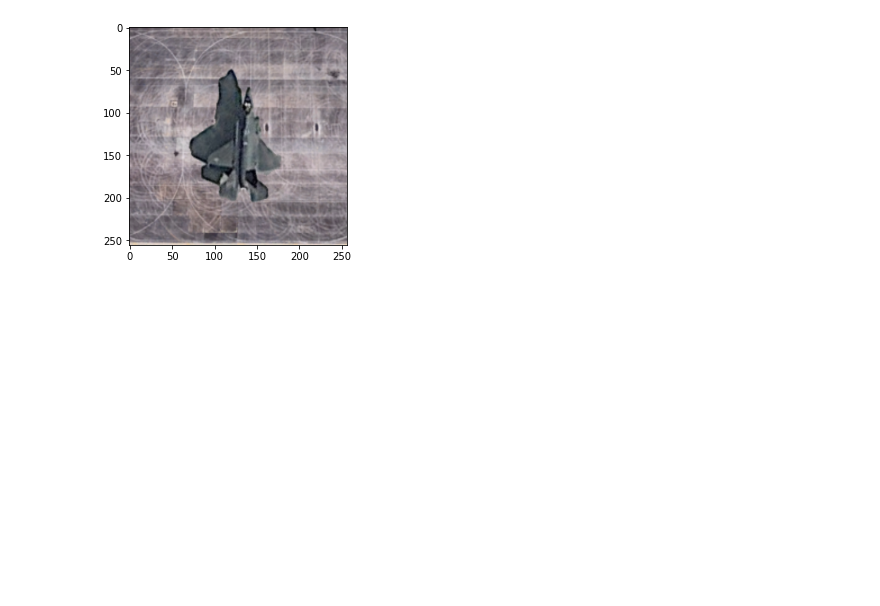
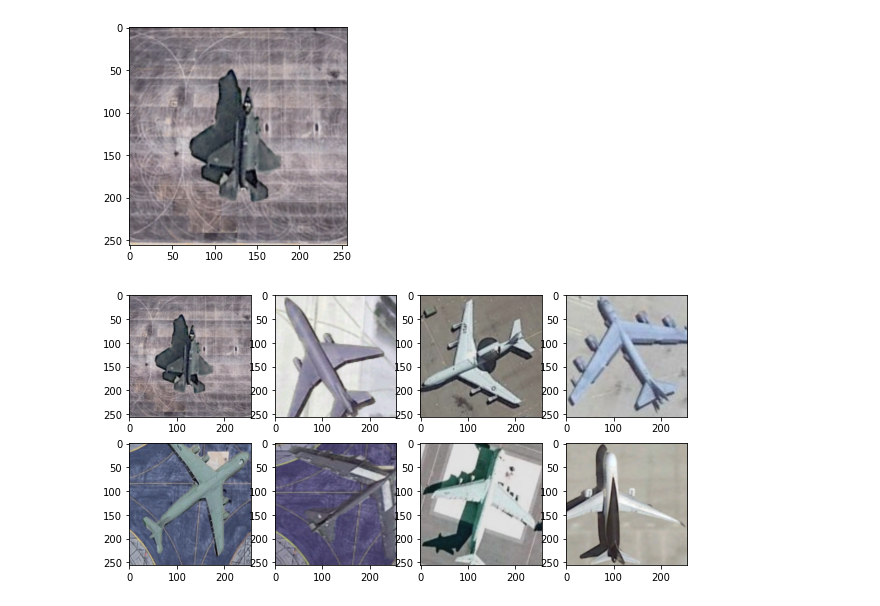
Before and after one commit to sotoodaa-ucb/ucb_mids_w251_project, a Jupyter notebook: notebooks/dataloaders.ipynb, the cells around one changed output. Drawn from its saved outputs; the diff is of its cells as text; code cells hidden in the pictures; blank space fills up the shorter version.

Commit message:
Add support for Albumentations transform and example in notebook.

```diff
--- a/notebooks/dataloaders.ipynb
+++ b/notebooks/dataloaders.ipynb
@@ -58,3 +60,47 @@ plt.imshow(image)
 (3, 256, 256)
 <matplotlib.image.AxesImage at 0x...>
 [figure]
+# %%
+import albumentations as A
+from albumentations.pytorch import ToTensorV2
+
+# Can also override with your own transform:
+train_transform = A.Compose([
+    A.RandomResizedCrop(height=256, width=256, scale=(0.7, 0.9)),
+    A.ColorJitter(brightness=0.1, contrast=0.1, saturation=0.1, hue=0.1),
+    ToTensorV2(),
+])
+
+val_transform = A.Compose([
+    A.Resize(width=256, height=256),
+    ToTensorV2(),
+])
+
+dm = PlaneDataModule(
+    train_batch_size=32,
+    val_batch_size=32,
+    data_dir='../data',
+    train_transform=train_transform,
+    val_transform=val_transform,
+    seed=2
+)
+dm.prepare_data()
+dm.setup()
+# %%
+img_idx = 8
+
+# View the image.
+images = [
+    np.transpose(dm.train_dataset[idx][0].numpy(), (1, 2, 0))
+    for idx in range(img_idx)
+]
+
+fig, axes = plt.subplots(nrows=2, ncols=4)
+fig.set_figheight(5)
+fig.set_figwidth(10)
+axes = axes.flatten()
+
+for ax, image in zip(axes, images):
+    ax.imshow(image)
+# %% [output]
+[figure, added]
```
Also changed, not shown: parts of 3 cells of this notebook, 1 other file.
